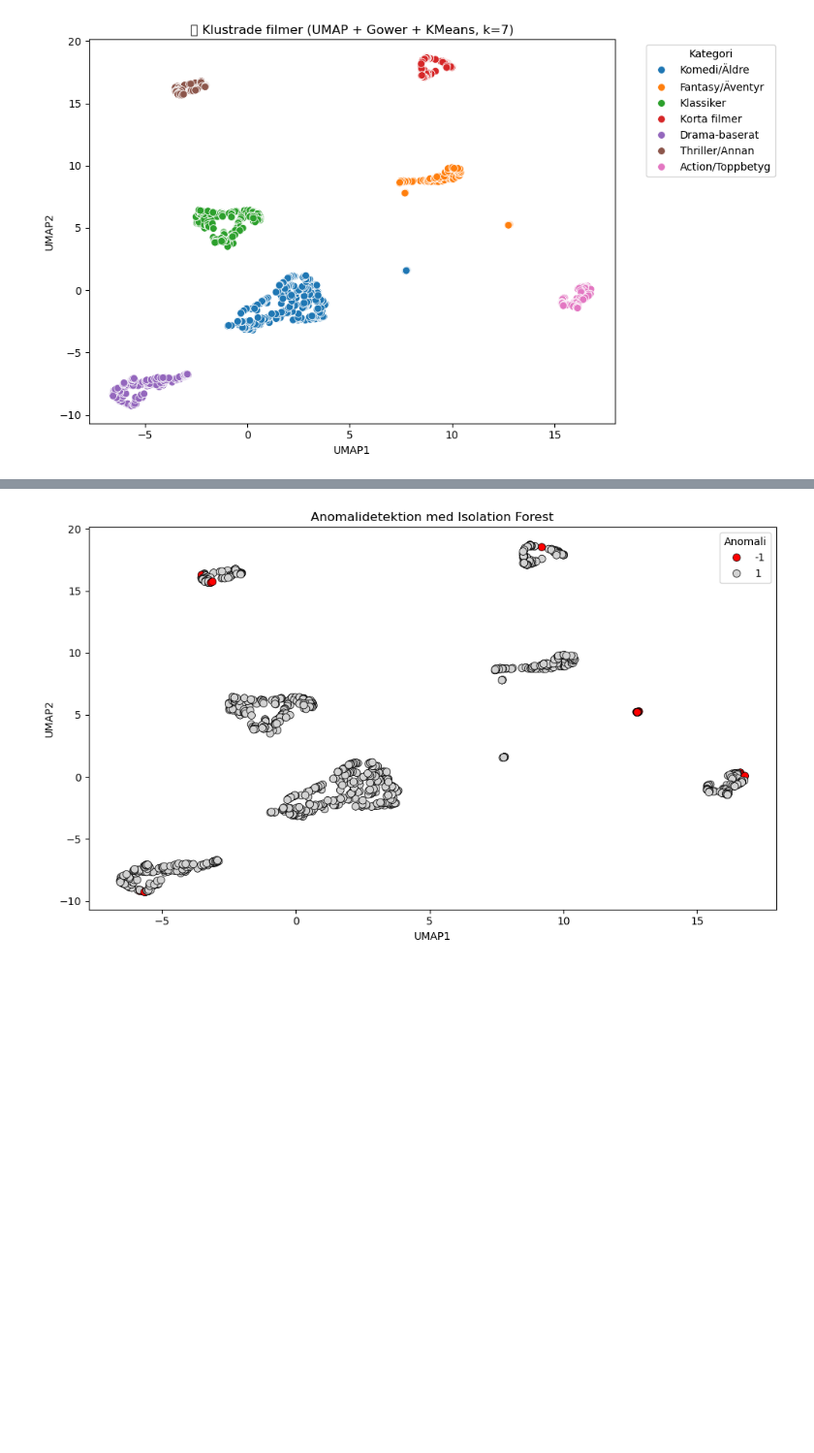
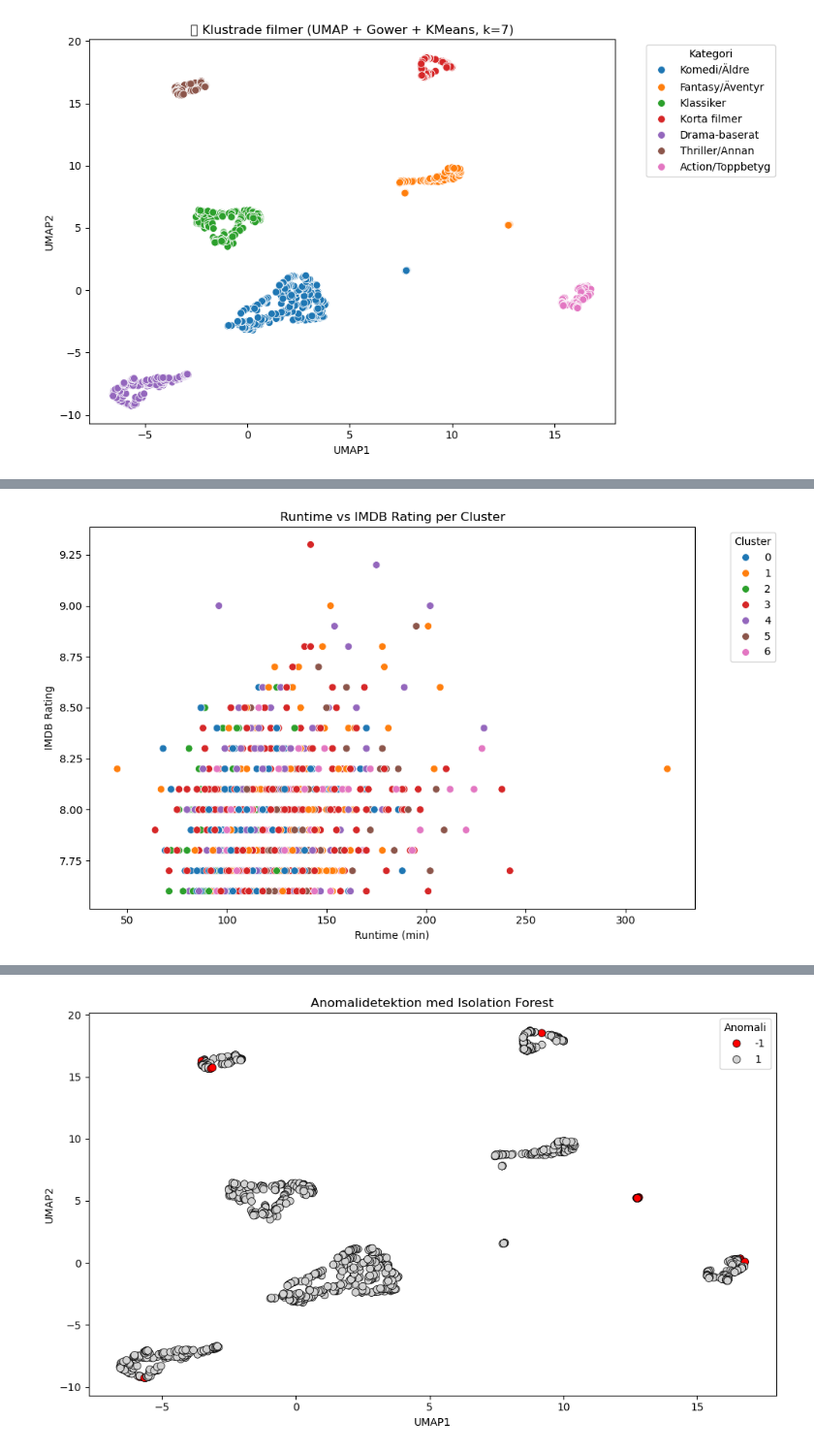
Before and after one commit to Abbekf/first-unsupervised, a Jupyter notebook: main.ipynb, the cells around one changed output, grey strips where cells are left out. Shown: that part at 97% size. Drawn from its saved outputs; the diff is of its cells as text; code cells hidden in the pictures; blank space fills up the shorter version.

```diff
--- a/main.ipynb
+++ b/main.ipynb
@@ -218,0 +212,22 @@ plt.show()
+# %%
+import seaborn as sns
+import matplotlib.pyplot as plt
+
+# === Plot Runtime vs IMDB_Rating med klusterfärger ===
+plt.figure(figsize=(10, 6))
+sns.scatterplot(
+    data=df,
+    x='Runtime',
+    y='IMDB_Rating',
+    hue='Cluster',  # Färga baserat på kluster
+    palette='tab10',
+    s=50
+)
+plt.title("Runtime vs IMDB Rating per Cluster")
+plt.xlabel("Runtime (min)")
+plt.ylabel("IMDB Rating")
+plt.legend(title="Cluster", bbox_to_anchor=(1.05, 1), loc="upper left")
+plt.tight_layout()
+plt.show()
+# %% [output]
+[figure, added]
```
Also changed, not shown: parts of 3 cells of this notebook.
